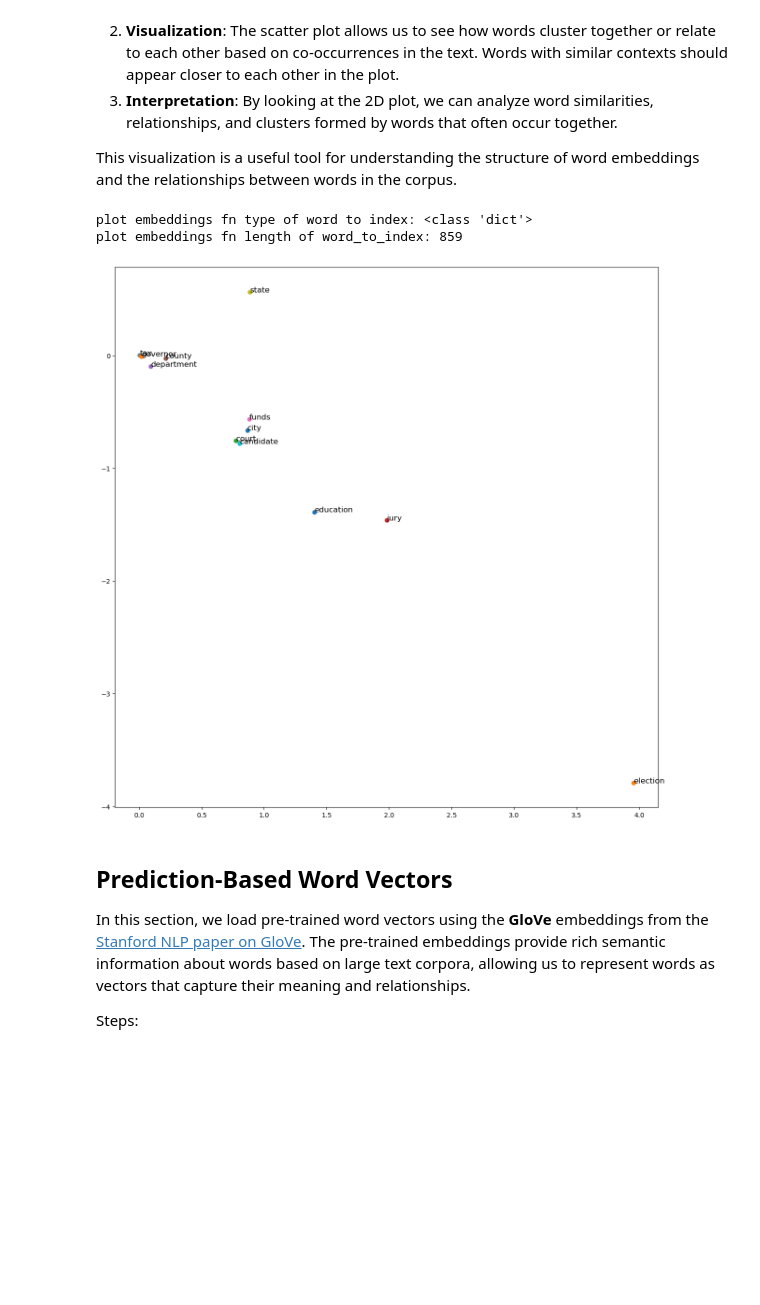
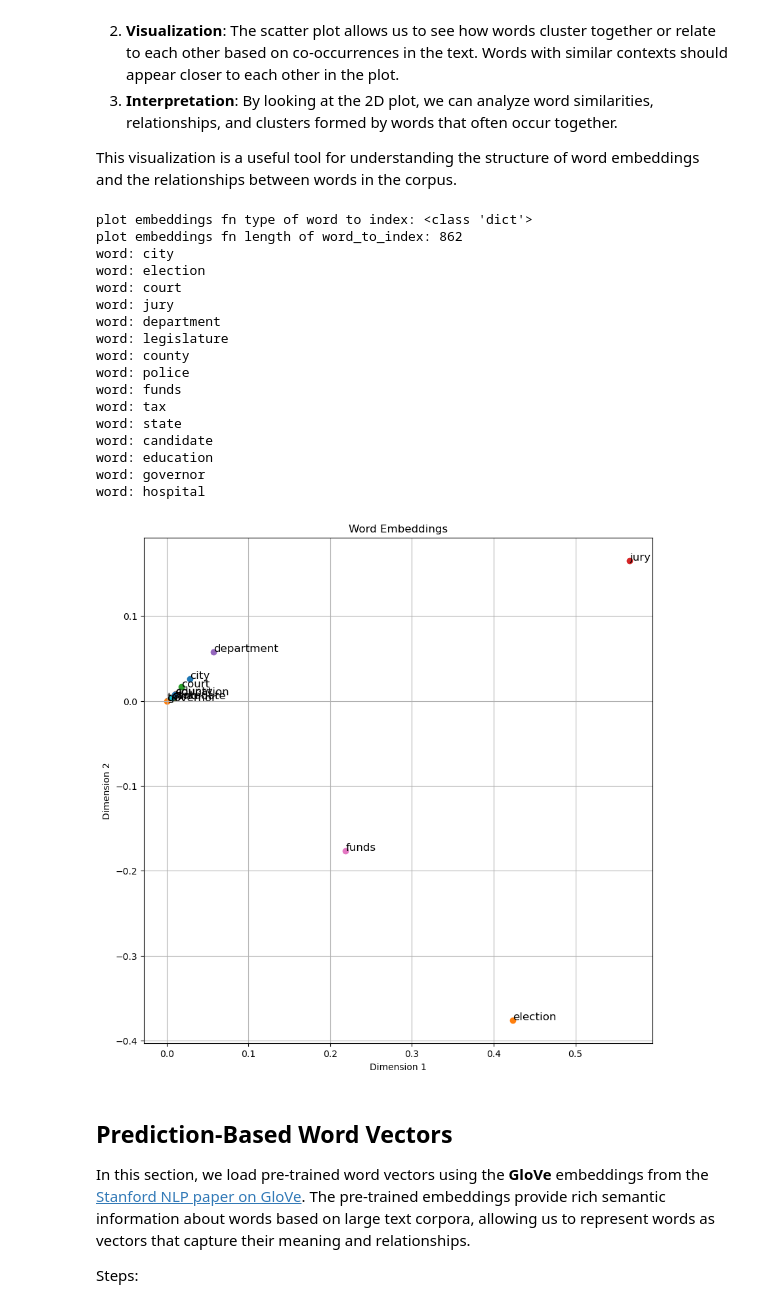
Before and after one commit to kaleem-01/NLP_2025_A2, a Jupyter notebook: NLP_A2 - Part 2 and 3.ipynb, the cells around one changed output. Cells and saved outputs as stored; diff of their text form; code cells hidden in the pictures; blank space fills up the shorter version.

```diff
--- a/NLP_A2 - Part 2 and 3.ipynb
+++ b/NLP_A2 - Part 2 and 3.ipynb
@@ -438,38 +438,58 @@ def plot_embeddings(M_reduced, word_to_index, words):
     """
     Plot the word embeddings in 2D space.
     """
     print("plot embeddings fn type of word to index:", type(word_to_index))
     print("plot embeddings fn length of word_to_index:", len(word_to_index))
-    plt.figure(figsize=(15, 15))
+    plt.figure(figsize=(10, 10))
     for i, word in enumerate(words):
-        # print("word:", word)
+        print("word:", word)
         if word in word_to_index:
             x, y = M_reduced[word_to_index[word], :2]
             plt.scatter(x, y)
             plt.annotate(word, (x, y), fontsize=12)
+    plt.title("Word Embeddings")
+    plt.xlabel("Dimension 1")
+    plt.ylabel("Dimension 2")
+    plt.grid()
 
 # words = ['take', 'story', 'of', 'also', 'under', 'state']
 # words = ['has', 'story', 'of', 'said', 'in', 'state', 'jury']
 # words = ['has', 'story', 'of', 'in', 'state', 'jury']
 # election, politics, citizens, vote, government, president, country, law, rights, democracy
 # words = ['election', 'politics', 'citizens', 'vote', 'government', 'president', 'country', 'law', 'rights', 'democracy']
 # words = ["city", "election", "law", "mayor", "court", "jury", "department", "legislature", "officials", "school", "county", "police", "voters", "funds", "tax", "state", "candidate", "education", "governor", "hospital"]
 words = ["city", "election", "court", "jury", "department", "legislature", "county", "police", "funds", "tax", "state", "candidate", "education", "governor", "hospital"]
 
 
 M_reduced = reduce_to_k_dim(co_matrix, k=2)
 
 # vocab_without_s = [word for word in vocab if word != '<s>' and word != '</s>' and word != '"' and word != '``' and word != "''"]
 # # vocab_without_s = vocab.remove('<s>')
 # # vocab_without_s = vocab.remove('</s>')
 # plot_embeddings(M_reduced, vocab_without_s)
 
 plot_embeddings(M_reduced, word_to_index, words)
-plt.savefig('./results/word_embeddings_selected_words.png')
+plt.show()
+# plt.savefig('./results/word_embeddings_selected_words.png')
 # %% [output]
 plot embeddings fn type of word to index: <class 'dict'>
-plot embeddings fn length of word_to_index: 859
+plot embeddings fn length of word_to_index: 862
+word: city
+word: election
+word: court
+word: jury
+word: department
+word: legislature
+word: county
+word: police
+word: funds
+word: tax
+word: state
+word: candidate
+word: education
+word: governor
+word: hospital
-[figure, old version]
+[figure, new version]
 # %% [markdown]
 ## Prediction-Based Word Vectors
 In this section, we load pre-trained word vectors using the **GloVe** embeddings from the [Stanford NLP paper on GloVe](https://nlp.stanford.edu/pubs/glove.pdf). The pre-trained embeddings provide rich semantic information about words based on large text corpora, allowing us to represent words as vectors that capture their meaning and relationships.
```
Also changed, not shown: parts of 18 cells of this notebook, 6 other files.
